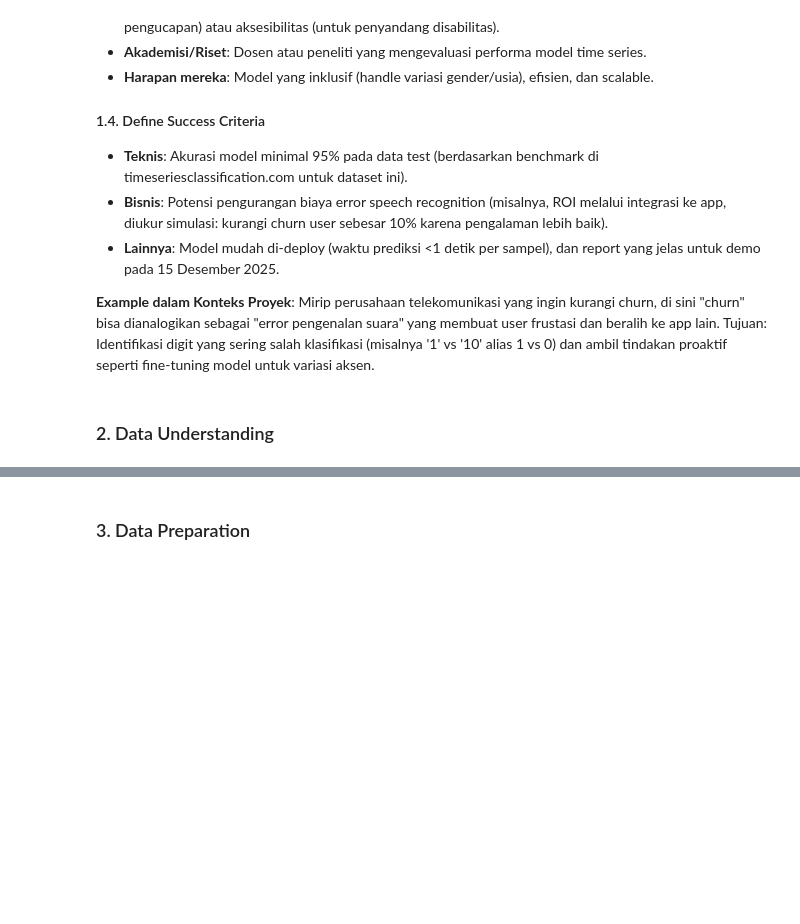
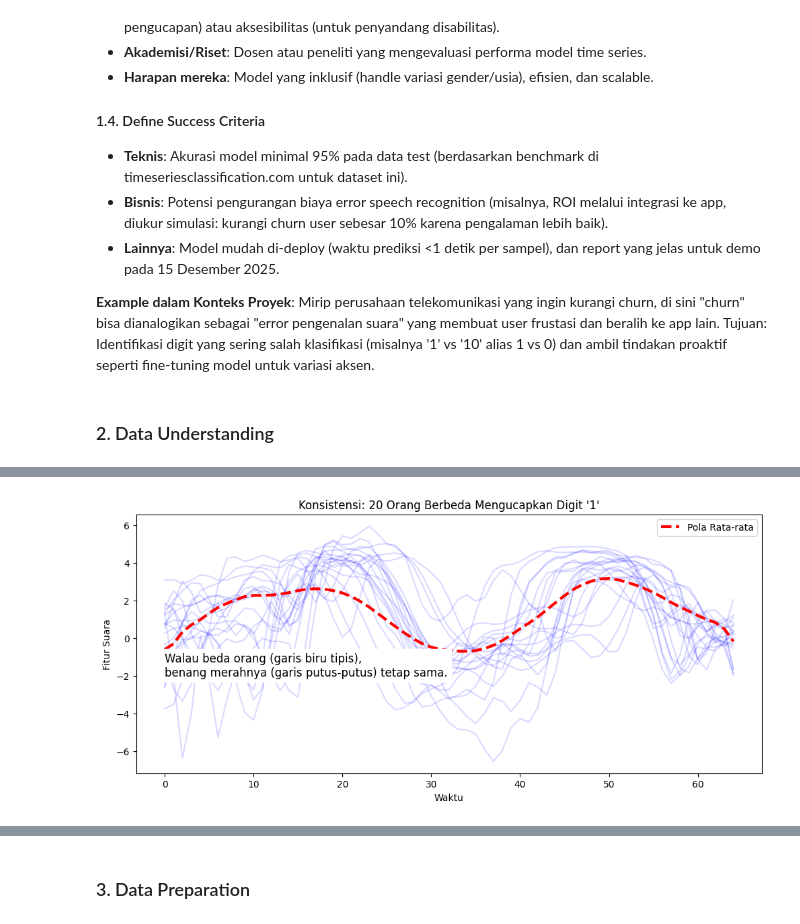
Before and after one commit to rhindottire/Data-Science, a Jupyter notebook: project/UAS.ipynb, the cells around one changed output, grey strips where cells are left out. Saved outputs shown, nothing was run; the diff lists cells and outputs as text; code cells hidden in the pictures; blank space fills up the shorter version.

```diff
--- a/project/UAS.ipynb
+++ b/project/UAS.ipynb
@@ -139,0 +343,22 @@ Tujuan proyek adalah membangun model machine learning yang dapat mengklasifikasi
+# %%
+# C. Visualisasi Konsistensi (Analogi Tanda Tangan)
+digit_pilihan = unique_classes[0] # Kita ambil contoh Digit pertama (misal '1')
+indices = np.where(y == digit_pilihan)[0][:20] # Ambil 20 orang berbeda yang ngomong '1'
+
+plt.figure(figsize=(12, 5))
+# Loop untuk menggambar garis dari 20 orang tersebut secara tumpuk
+for i in indices:
+    plt.plot(X[i, 0, :], color='blue', alpha=0.15) # Alpha rendah biar transparan
+
+# Gambar rata-ratanya (garis tebal)
+rata_rata = np.mean(X[np.where(y == digit_pilihan)[0], 0, :], axis=0)
+plt.plot(rata_rata, color='red', linewidth=3, linestyle='--', label='Pola Rata-rata')
+
+plt.title(f"Konsistensi: 20 Orang Berbeda Mengucapkan Digit '{digit_pilihan}'")
+plt.xlabel("Waktu")
+plt.ylabel("Fitur Suara")
+plt.legend()
+plt.text(0, -2, "Walau beda orang (garis biru tipis),\nbenang merahnya (garis putus-putus) tetap sama.", fontsize=12, backgroundcolor='white')
+plt.show()
+# %% [output]
+[figure, added]
```
Also changed, not shown: parts of 87 cells of this notebook, 1 other file.
